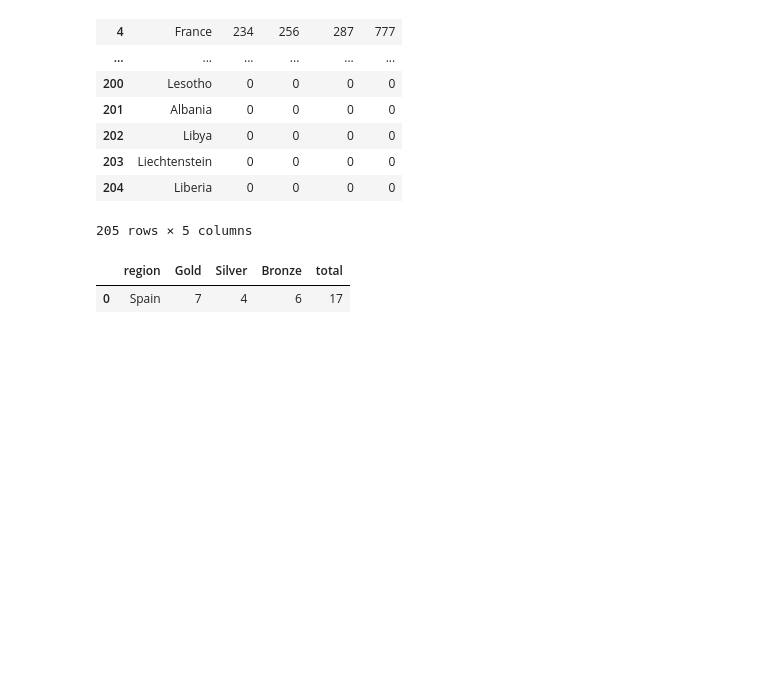
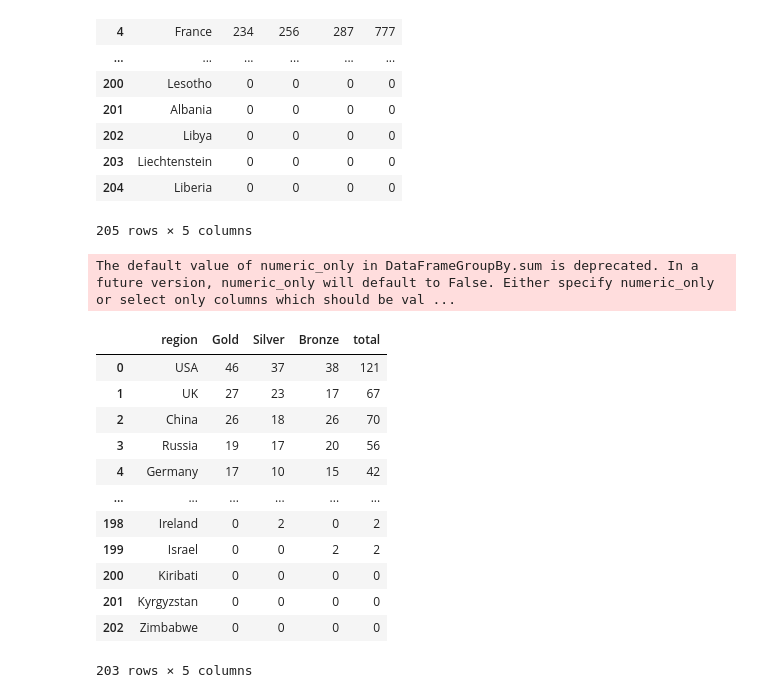
Before and after one commit to PronitaBarman/Oympics-data-analysis-ML-Project, a Jupyter notebook: analysis.ipynb, the cells around one changed output. Cells and saved outputs as stored; diff of their text form; code cells hidden in the pictures; blank space fills up the shorter version.

```diff
--- a/analysis.ipynb
+++ b/analysis.ipynb
@@ -336,7 +336,19 @@ def fetch_medal_tally(year, country):
 
     return x
 # %%
-fetch_medal_tally(year=2016,country='Spain')
+fetch_medal_tally(year=2016,country='Overall')
 # %% [output]
+The default value of numeric_only in DataFrameGroupBy.sum is deprecated. In a future version, numeric_only will default to False. Either specify numeric_only or select only columns which should be val ...
 |  | region | Gold | Silver | Bronze | total |
-| 0 | Spain | 7 | 4 | 6 | 17 |
+| 0 | USA | 46 | 37 | 38 | 121 |
+| 1 | UK | 27 | 23 | 17 | 67 |
+| 2 | China | 26 | 18 | 26 | 70 |
+| 3 | Russia | 19 | 17 | 20 | 56 |
+| 4 | Germany | 17 | 10 | 15 | 42 |
+| ... | ... | ... | ... | ... | ... |
+| 198 | Ireland | 0 | 2 | 0 | 2 |
+| 199 | Israel | 0 | 0 | 2 | 2 |
+| 200 | Kiribati | 0 | 0 | 0 | 0 |
+| 201 | Kyrgyzstan | 0 | 0 | 0 | 0 |
+| 202 | Zimbabwe | 0 | 0 | 0 | 0 |
+203 rows × 5 columns
```
Also changed, not shown: parts of 39 cells of this notebook, 2 other files.
